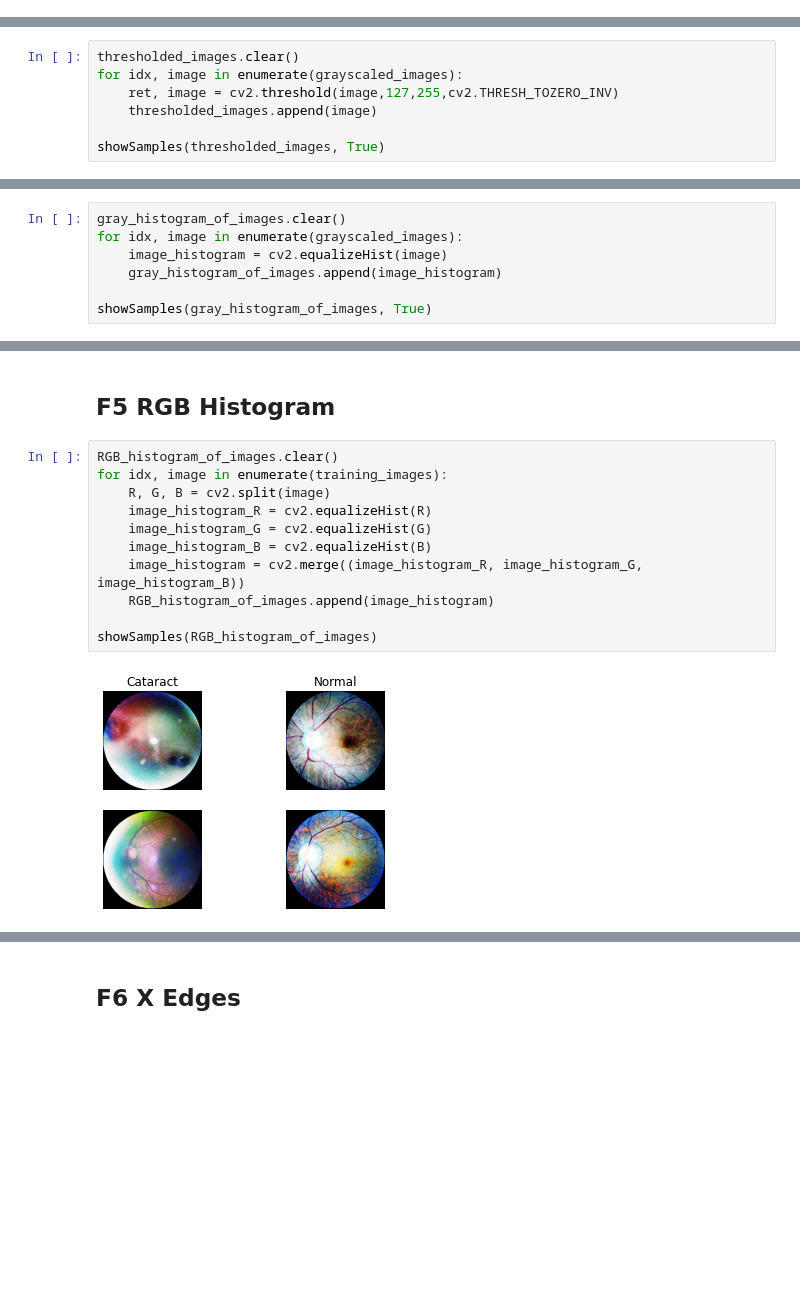
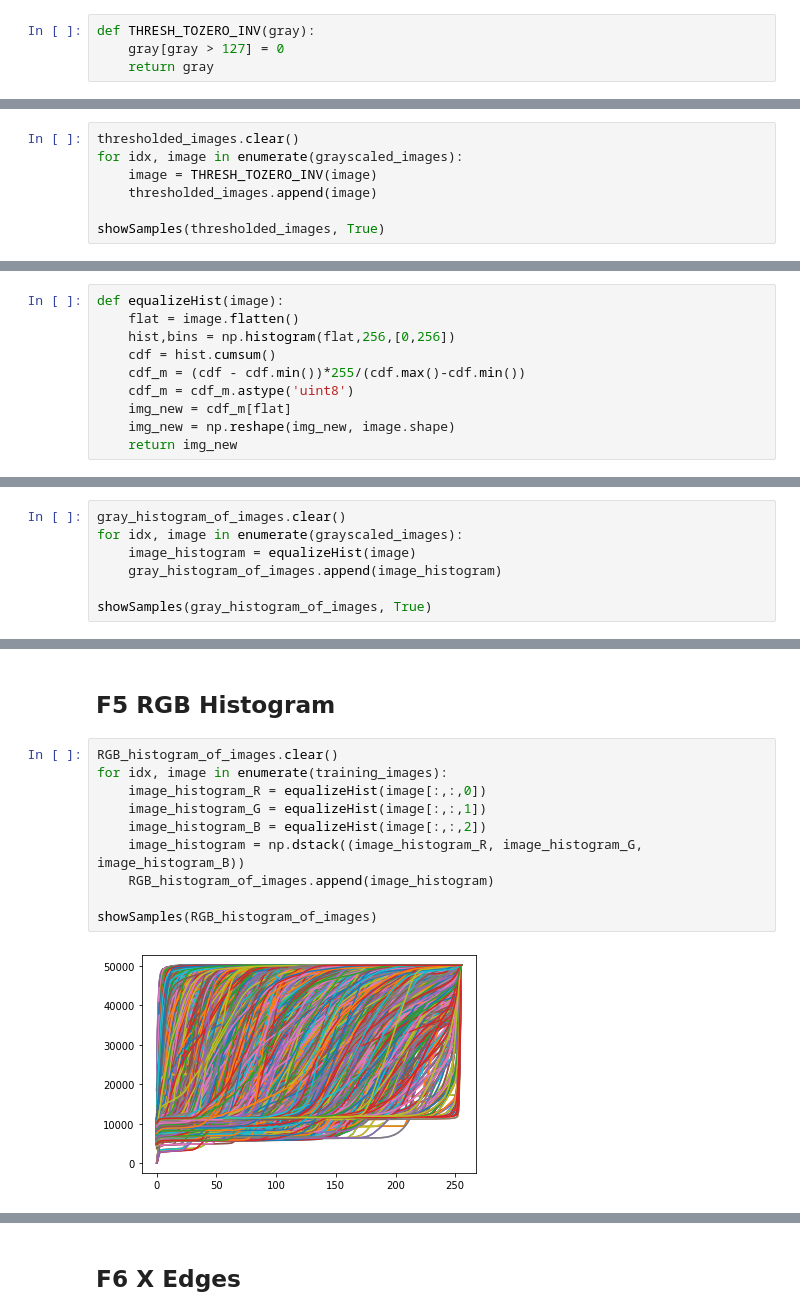
Before and after one commit to Shrey-Viradiya/Ocular-Disease-Recognition, a Jupyter notebook: Ocular Disease recognition FIVP Project.ipynb, the cells around one changed output, grey strips where cells are left out. Drawn from its saved outputs; the diff is of its cells as text; blank space fills up the shorter version.

```diff
--- a/Ocular Disease recognition FIVP Project.ipynb
+++ b/Ocular Disease recognition FIVP Project.ipynb
@@ -150,3 +169,7 @@ showSamples(grayscaled_images, True)
 [figure]
 # %% [markdown]
 ## F2 Threshold
+# %%
+def THRESH_TOZERO_INV(gray):
+    gray[gray > 127] = 0
+    return gray
@@ -153,7 +181,7 @@ showSamples(grayscaled_images, True)
 # %%
 thresholded_images.clear()
 for idx, image in enumerate(grayscaled_images):
-    ret, image = cv2.threshold(image,127,255,cv2.THRESH_TOZERO_INV)
+    image = THRESH_TOZERO_INV(image)
     thresholded_images.append(image)
 
 showSamples(thresholded_images, True)
@@ -162,2 +190,12 @@ showSamples(thresholded_images, True)
 # %% [markdown]
 ## F4 Grayscale Histogram
+# %%
+def equalizeHist(image):
+    flat = image.flatten()
+    hist,bins = np.histogram(flat,256,[0,256])
+    cdf = hist.cumsum()
+    cdf_m = (cdf - cdf.min())*255/(cdf.max()-cdf.min())
+    cdf_m = cdf_m.astype('uint8')
+    img_new = cdf_m[flat]
+    img_new = np.reshape(img_new, image.shape)
+    return img_new
@@ -164,7 +207,7 @@ showSamples(thresholded_images, True)
 # %%
 gray_histogram_of_images.clear()
 for idx, image in enumerate(grayscaled_images):
-    image_histogram = cv2.equalizeHist(image)
+    image_histogram = equalizeHist(image)
     gray_histogram_of_images.append(image_histogram)
 
 showSamples(gray_histogram_of_images, True)
@@ -175,13 +219,12 @@ showSamples(gray_histogram_of_images, True)
 # %%
 RGB_histogram_of_images.clear()
 for idx, image in enumerate(training_images):
-    R, G, B = cv2.split(image)
-    image_histogram_R = cv2.equalizeHist(R)
-    image_histogram_G = cv2.equalizeHist(G)
-    image_histogram_B = cv2.equalizeHist(B)
-    image_histogram = cv2.merge((image_histogram_R, image_histogram_G, image_histogram_B))
+    image_histogram_R = equalizeHist(image[:,:,0])
+    image_histogram_G = equalizeHist(image[:,:,1])
+    image_histogram_B = equalizeHist(image[:,:,2])
+    image_histogram = np.dstack((image_histogram_R, image_histogram_G, image_histogram_B))
     RGB_histogram_of_images.append(image_histogram)
 
 showSamples(RGB_histogram_of_images)
 # %% [output]
-[figure, old version]
+[figure, new version]
```
Also changed, not shown: parts of 22 cells of this notebook.
